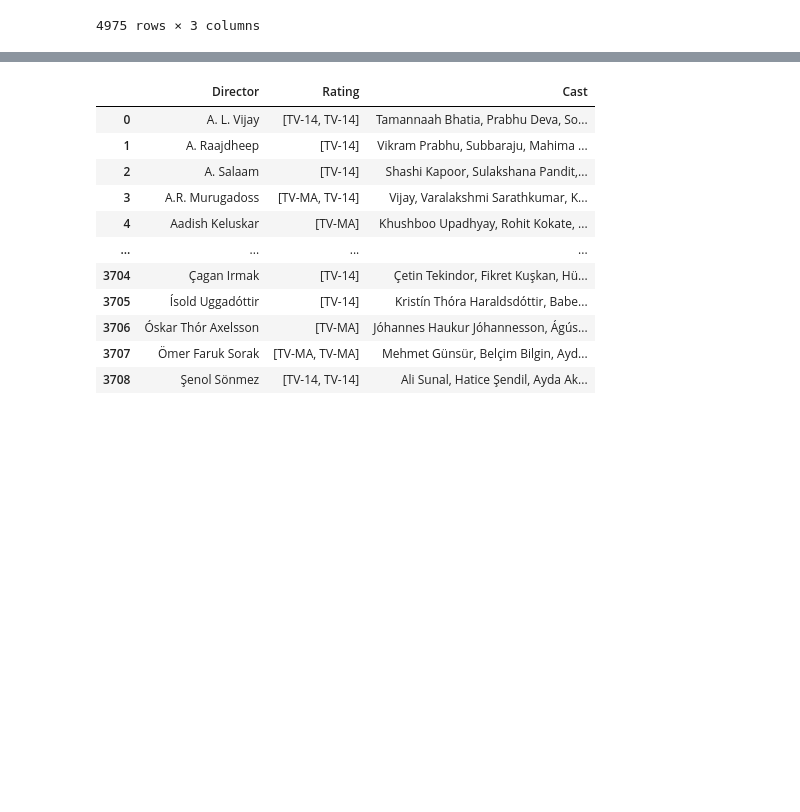
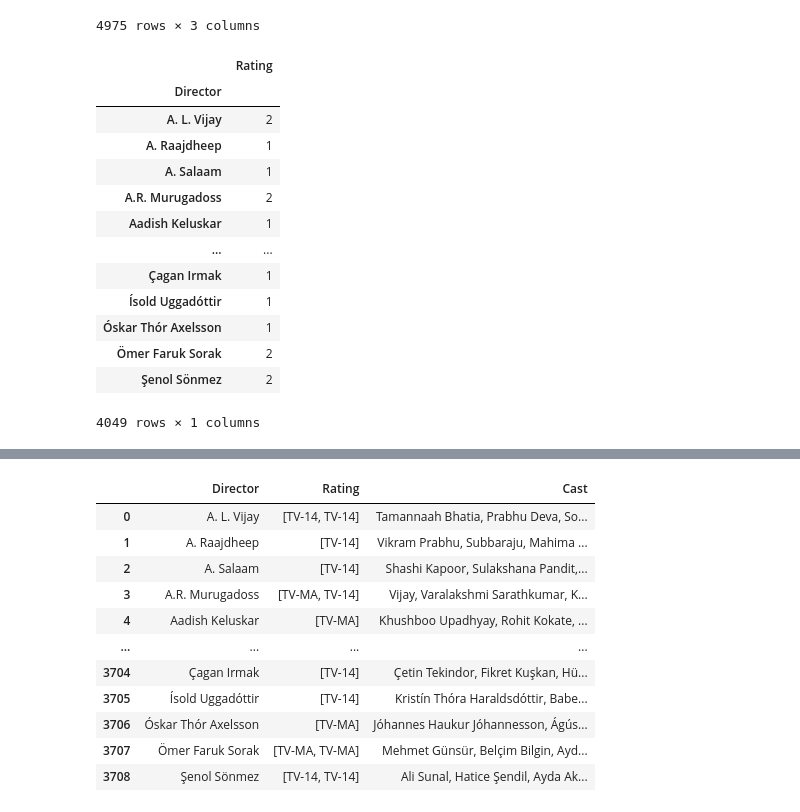
Before and after one commit to Joely0819/project1, a Jupyter notebook: Director Rating Correlation .ipynb, the cells around one changed output, grey strips where cells are left out. Cells and saved outputs as stored; diff of their text form; code cells hidden in the pictures; blank space fills up the shorter version.

```diff
--- a/Director Rating Correlation .ipynb
+++ b/Director Rating Correlation .ipynb
@@ -62,3 +68,22 @@ new_df
 4975 rows × 3 columns
 # %%
 new_director_df= pd.DataFrame({"Director": director_column, "Rating": rating_column})
+# %%
+grouped= new_director_df.groupby(["Director"]).count()["Rating"]
+grouped= pd.DataFrame(grouped)
+grouped
+# %% [output]
+|  | Rating |
+| Director |  |
+| A. L. Vijay | 2 |
+| A. Raajdheep | 1 |
+| A. Salaam | 1 |
+| A.R. Murugadoss | 2 |
+| Aadish Keluskar | 1 |
+| ... | ... |
+| Çagan Irmak | 1 |
+| Ísold Uggadóttir | 1 |
+| Óskar Thór Axelsson | 1 |
+| Ömer Faruk Sorak | 2 |
+| Şenol Sönmez | 2 |
+4049 rows × 1 columns
```
Also changed, not shown: parts of 11 cells of this notebook.
